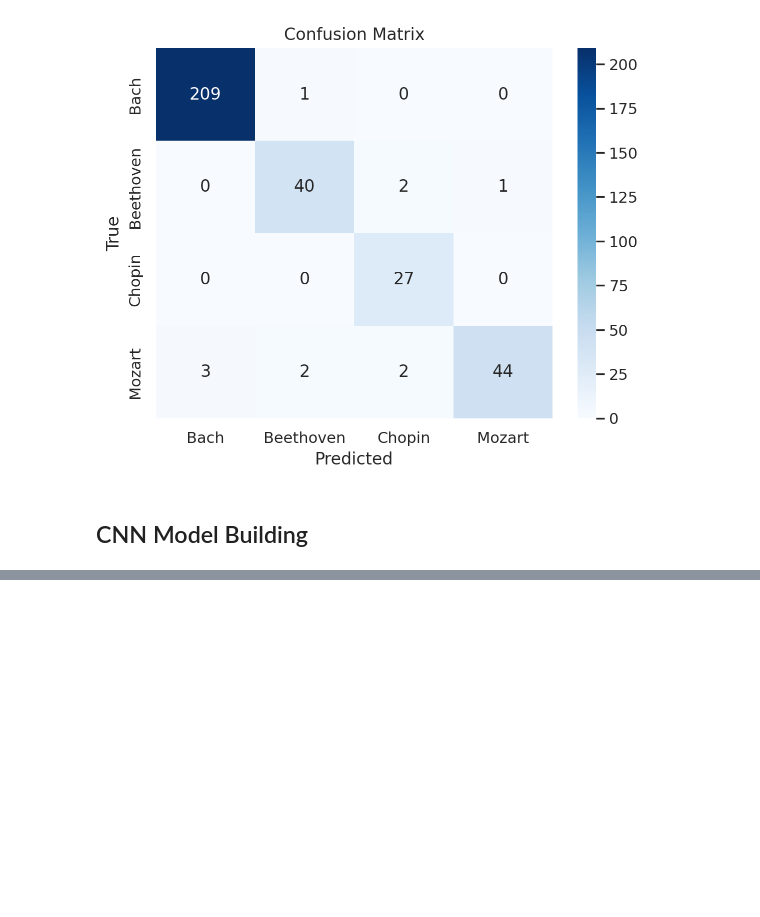
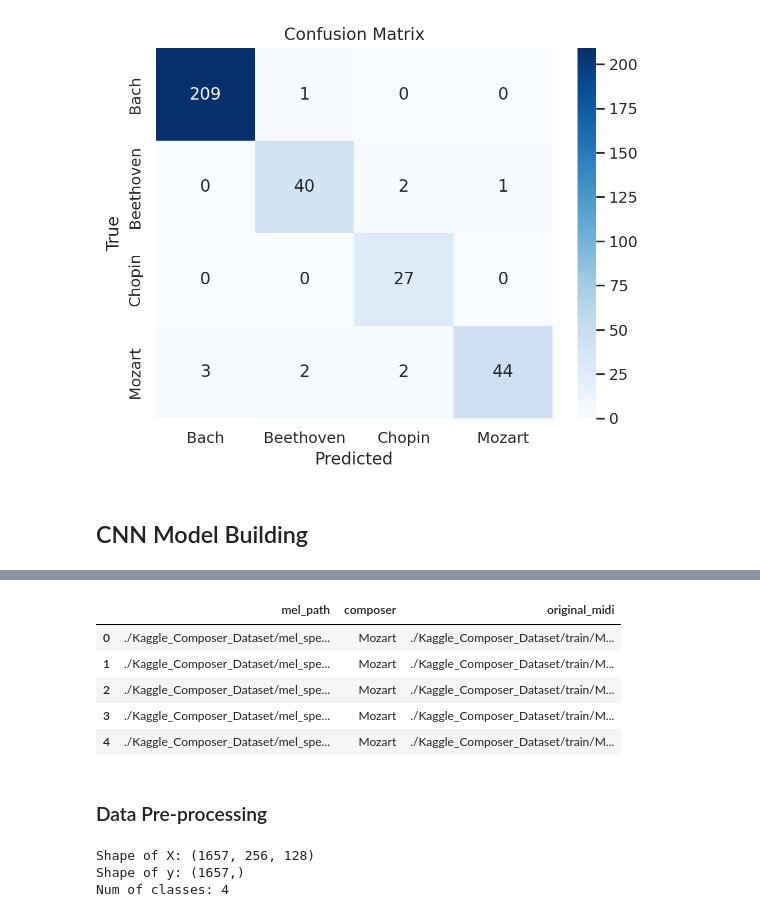
Before and after one commit to santa-dask/Music_Maestro_AI, a Jupyter notebook: AAI_511_IN2_Music_Maestro_AI-Project_new.ipynb, the cells around one changed output, grey strips where cells are left out. Cells and saved outputs as stored; diff of their text form; code cells hidden in the pictures; blank space fills up the shorter version.

```diff
--- a/AAI_511_IN2_Music_Maestro_AI-Project_new.ipynb
+++ b/AAI_511_IN2_Music_Maestro_AI-Project_new.ipynb
@@ -755,0 +769,9 @@ plt.show()
+# %%
+# Load dataset
+df = pd.read_csv(csv_file)
+
+# Output directory for WAV and Mel
+out_path = os.path.join(dataset_path, 'mel_spectrograms')
+mel_csv_file = os.path.join(dataset_path,'mel_spectrogram_index.csv')
+
+os.makedirs(out_path, exist_ok=True)
@@ -755,0 +853,15 @@ plt.show()
+# %%
+# Load mel spectrogram metadata
+df_mel = pd.read_csv(mel_csv_file)
+
+# Show structure
+df_mel.head()
+# %% [output]
+|  | mel_path | composer | original_midi |
+| 0 | ./Kaggle_Composer_Dataset/mel_spe... | Mozart | ./Kaggle_Composer_Dataset/train/M... |
+| 1 | ./Kaggle_Composer_Dataset/mel_spe... | Mozart | ./Kaggle_Composer_Dataset/train/M... |
+| 2 | ./Kaggle_Composer_Dataset/mel_spe... | Mozart | ./Kaggle_Composer_Dataset/train/M... |
+| 3 | ./Kaggle_Composer_Dataset/mel_spe... | Mozart | ./Kaggle_Composer_Dataset/train/M... |
+| 4 | ./Kaggle_Composer_Dataset/mel_spe... | Mozart | ./Kaggle_Composer_Dataset/train/M... |
+# %% [markdown]
+### Data Pre-processing
@@ -755,0 +902,12 @@ plt.show()
+# %%
+# Train/validation/test split
+X_train, X_temp, y_train, y_temp = train_test_split(X, y, test_size=0.2, stratify=y, random_state=42)
+X_val, X_test, y_val, y_test = train_test_split(X_temp, y_temp, test_size=0.5, stratify=y_temp, random_state=42)
+
+print(f"Shape of X: {X.shape}")
+print(f"Shape of y: {y.shape}")
+print(f"Num of classes: {num_classes}")
+# %% [output]
+Shape of X: (1657, 256, 128)
+Shape of y: (1657,)
+Num of classes: 4
```
Also changed, not shown: parts of 16 cells of this notebook.
